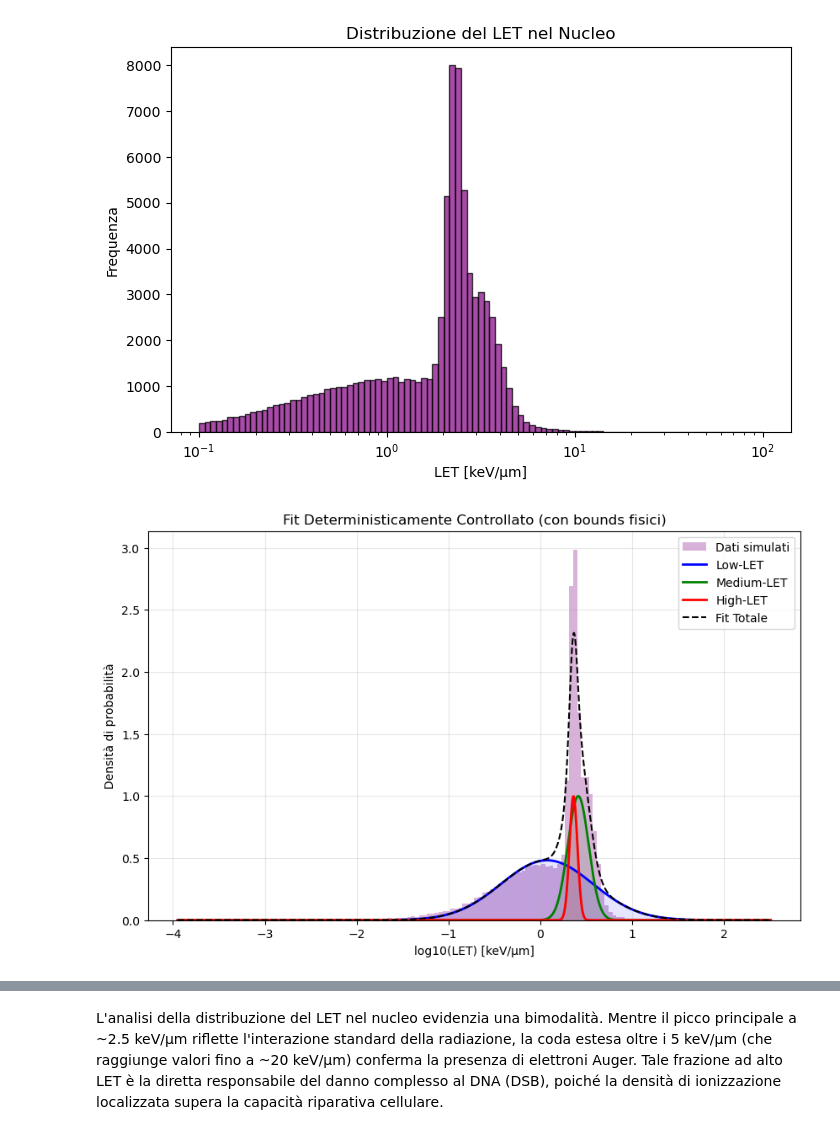
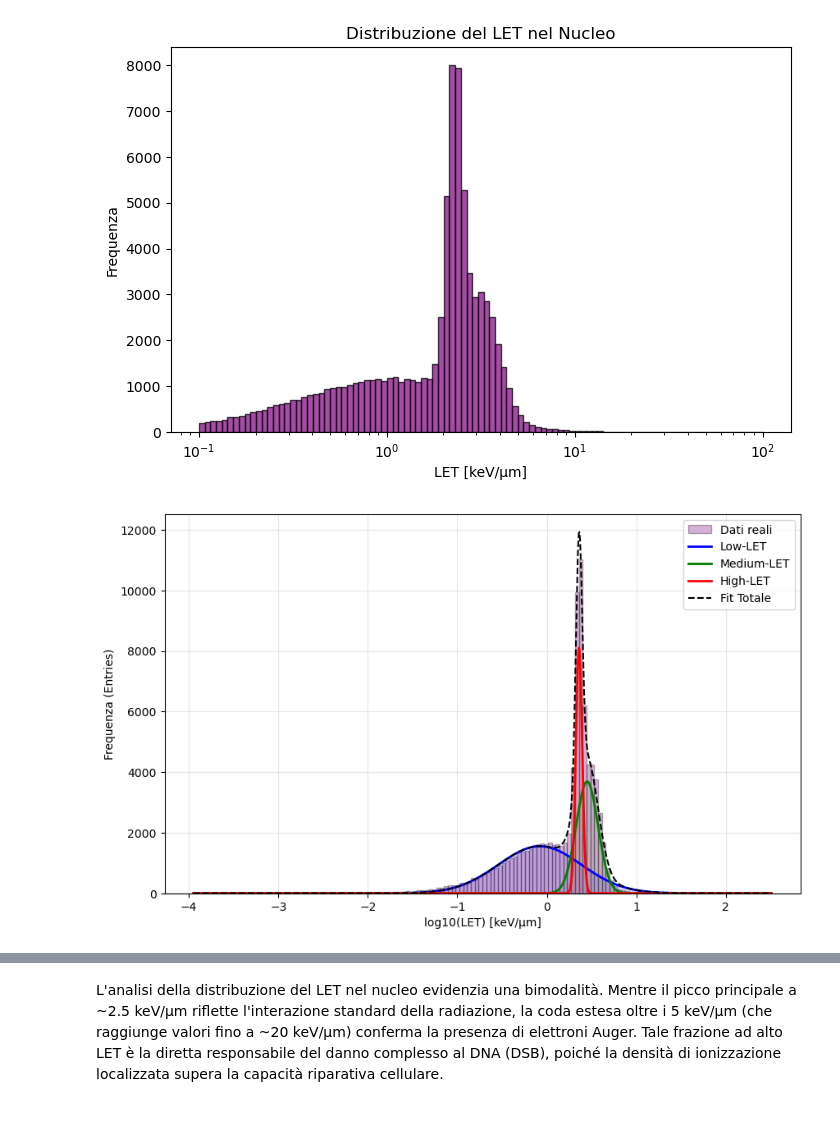
Before and after one commit to michelepascazio28-dot/Rame, a Jupyter notebook: Analysis.ipynb, the cells around one changed output, grey strips where cells are left out. Drawn from its saved outputs; the diff is of its cells as text; code cells hidden in the pictures.

```diff
--- a/Analysis.ipynb
+++ b/Analysis.ipynb
@@ -145,68 +145,64 @@ plt.show()
 # %%
 import numpy as np
 import matplotlib.pyplot as plt
+import pandas as pd
 from scipy.optimize import curve_fit
 
-# --- 1. PREPARAZIONE DATI (Il pezzo che mancava) ---
-# Assicurati che il tuo dataframe 'df' sia caricato in memoria
+# 1. SETUP DATI (Assicurati che df sia il tuo dataframe caricato)
+# Se 'df' non è definito, carica il tuo file qui, es: df = pd.read_csv('tuo_file.csv')
 df_clean = df[(df['NucTrackLength_um'] > 1e-6) & (df['EdepNuc_keV'] > 0)].copy()
 df_clean['LET_Nuc_calc'] = df_clean['EdepNuc_keV'] / df_clean['NucTrackLength_um']
 mask_finite = np.isfinite(df_clean['LET_Nuc_calc'])
 data_to_fit = df_clean.loc[mask_finite, 'LET_Nuc_calc'].values
-log_let = np.log10(data_to_fit) # <--- Ora log_let è definito qui
+log_let = np.log10(data_to_fit)
 
-# --- 2. SETUP ISTOGRAMMA ---
+# 2. DEFINIZIONE VARIABILI DI CALCOLO
 bins = 150
+N_total = len(log_let)
+bin_width = (np.max(log_let) - np.min(log_let)) / bins
+
+# 3. SETUP ISTOGRAMMA
 hist, bin_edges = np.histogram(log_let, bins=bins, density=True)
 bin_centers = (bin_edges[:-1] + bin_edges[1:]) / 2
 
-# --- 3. MODELLO E FIT ---
+# 4. MODELLO E FIT
+def gaussian(x, a, mu, sigma):
+    return a * np.exp(-(x - mu)**2 / (2 * sigma**2))
+
 def triple_gaussian(x, a1, mu1, sigma1, a2, mu2, sigma2, a3, mu3, sigma3):
-    return (a1 * np.exp(-(x - mu1)**2 / (2 * sigma1**2)) +
-            a2 * np.exp(-(x - mu2)**2 / (2 * sigma2**2)) +
-            a3 * np.exp(-(x - mu3)**2 / (2 * sigma3**2)))
+    return gaussian(x, a1, mu1, sigma1) + \
+           gaussian(x, a2, mu2, sigma2) + \
+           gaussian(x, a3, mu3, sigma3)
 
-# Parametri iniziali p0 = [Amp, Mu, Sigma] x 3
-p0 = [0.1, -0.6, 0.2, 1.0, 0.15, 0.2, 0.6, 0.4, 0.05]
+# Parametri e Bounds in ordine (a1, mu1, sigma1, a2, mu2, sigma2, a3, mu3, sigma3)
+p0 = [0.4, -0.3, 0.5,   0.3, 0.25, 0.1,   2.0, 0.45, 0.03]
+lower_bounds = [0.0, -1.5, 0.02,   0.0, 0.1, 0.05,   0.0, 0.3, 0.01]
+upper_bounds = [1.0, 0.0, 1.0,   1.0, 0.45, 0.5,   5.0, 0.6, 0.1]
 
-# Bounds (fondamentali per la tesi: impediscono valori assurdi)
-# (min_amp, min_mu, min_sigma...) , (max_amp, max_mu, max_sigma...)
-lower_bounds = [
-    0.0, -1.0, 0.05,  # Low-LET: Libero ma non negativo
-    0.0, 0.10, 0.05,  # Med-LET: Mu forzato tra 0.1 e 0.3
-    0.0, 0.35, 0.01   # High-LET: Mu forzato tra 0.35 e 0.5
-]
+params, _ = curve_fit(triple_gaussian, bin_centers, hist, p0=p0,
+                      bounds=(lower_bounds, upper_bounds), maxfev=5000)
 
-upper_bounds = [
-    2.0, 0.0, 1.0,    # Low-LET
-    2.0, 0.30, 0.5,   # Med-LET
-    3.0, 0.50, 0.1    # High-LET
-]
-
-# Esecuzione con limiti
-params, covariance = curve_fit(triple_gaussian, bin_centers, hist, p0=p0, bounds=(lower_bounds, upper_bounds))
-
-# --- 4. PLOTTING ---
+# 5. PLOTTING
 plt.figure(figsize=(10, 6))
-plt.hist(log_let, bins=bins, density=True, color='purple', alpha=0.3, label='Dati simulati')
+plt.hist(log_let, bins=bins, density=False, color='purple', alpha=0.3, edgecolor='black', label='Dati reali')
 
 x = np.linspace(log_let.min(), log_let.max(), 1000)
 colors = ['blue', 'green', 'red']
 labels = ['Low-LET', 'Medium-LET', 'High-LET']
 
 for i in range(3):
-    # Estraiamo i parametri ottimizzati
-    a, mu, sigma = params[i*3 : i*3+3]
-    y = a * np.exp(-(x - mu)**2 / (2 * sigma**2))
+    p = params[i*3 : i*3+3]
+    y = gaussian(x, *p) * N_total * bin_width
     plt.plot(x, y, color=colors[i], label=labels[i], lw=2)
     plt.fill_between(x, y, color=colors[i], alpha=0.1)
 
-plt.plot(x, triple_gaussian(x, *params), 'k--', label='Fit Totale')
+y_total = triple_gaussian(x, *params) * N_total * bin_width
+plt.plot(x, y_total, 'k--', label='Fit Totale')
+
 plt.xlabel('log10(LET) [keV/µm]')
-plt.ylabel('Densità di probabilità')
-plt.title('Fit Deterministicamente Controllato (con bounds fisici)')
+plt.ylabel('Frequenza (Entries)')
 plt.legend()
 plt.grid(True, alpha=0.3)
 plt.show()
 # %% [output]
-[figure, old version]
+[figure, new version]
```
Also changed, not shown: parts of 2 cells of this notebook, 3 other files.
